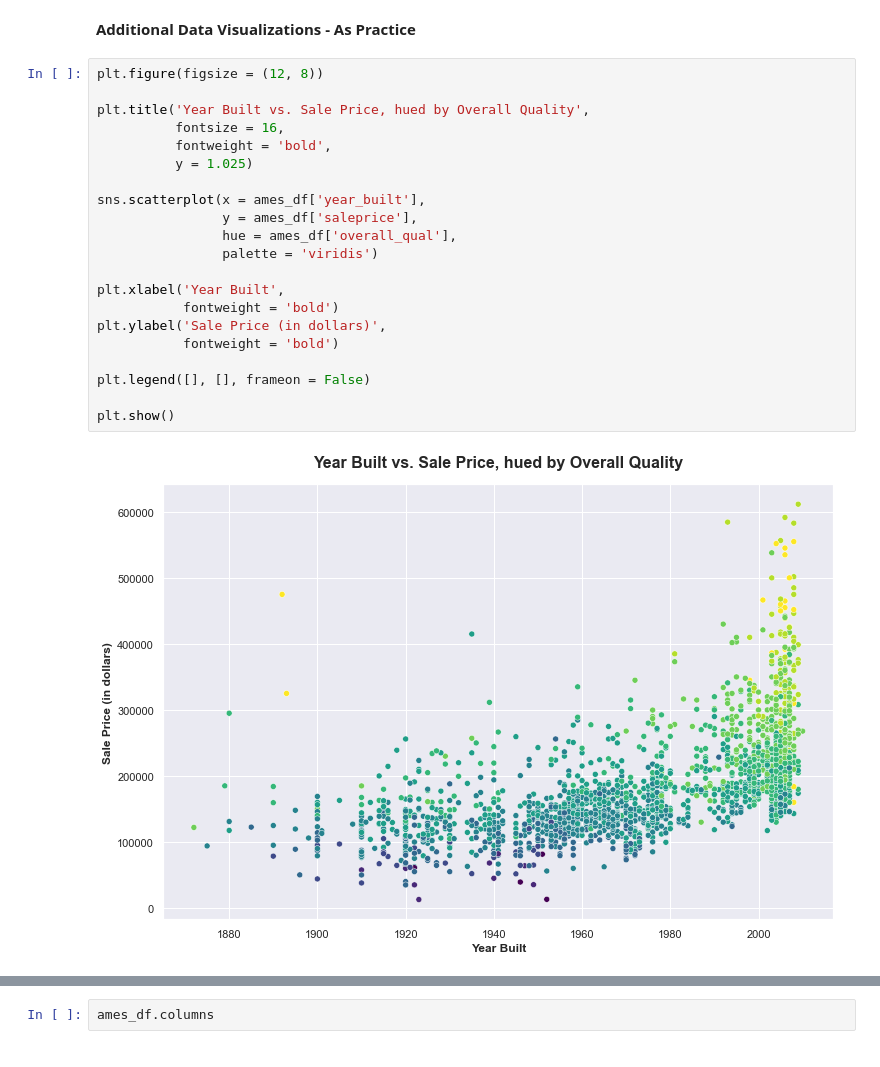
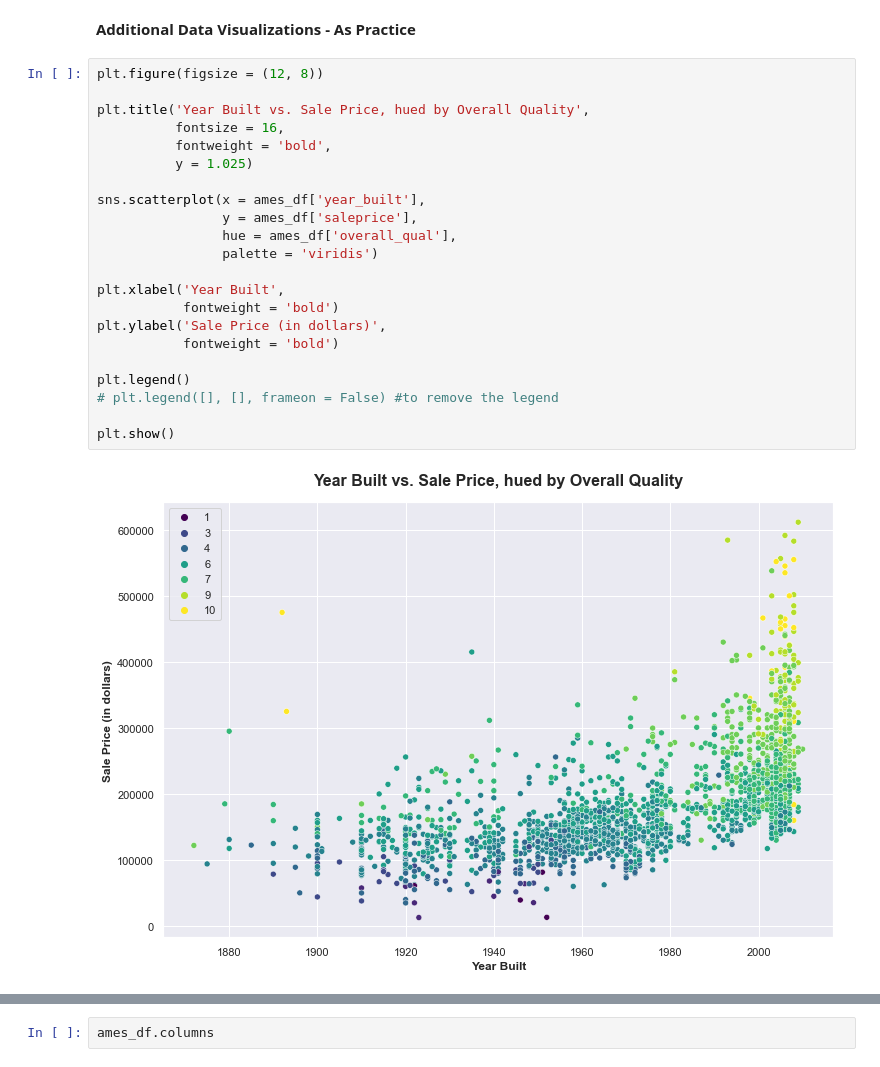
Before and after one commit to maryschindler/project_ames_kaggle_challenge, a Jupyter notebook: 2.0/notebooks/01_EDA_and_Cleaning.ipynb, the cells around one changed output, grey strips where cells are left out. Drawn from its saved outputs; the diff is of its cells as text.

```diff
--- a/2.0/notebooks/01_EDA_and_Cleaning.ipynb
+++ b/2.0/notebooks/01_EDA_and_Cleaning.ipynb
@@ -767,26 +753,27 @@ plt.show();
 # %%
 plt.figure(figsize = (12, 8))
 
 plt.title('Year Built vs. Sale Price, hued by Overall Quality',
           fontsize = 16,
           fontweight = 'bold',
           y = 1.025)
 
 sns.scatterplot(x = ames_df['year_built'],
                 y = ames_df['saleprice'],
                 hue = ames_df['overall_qual'],
                 palette = 'viridis')
 
 plt.xlabel('Year Built',
            fontweight = 'bold')
 plt.ylabel('Sale Price (in dollars)',
            fontweight = 'bold')
 
-plt.legend([], [], frameon = False)
+plt.legend()
+# plt.legend([], [], frameon = False) #to remove the legend
 
 plt.show()
 # %% [output]
-[figure, old version]
+[figure, new version]
 # %%
 plt.figure(figsize = (12, 10))
 
```
Also changed, not shown: parts of 40 cells of this notebook, 3 other files.
